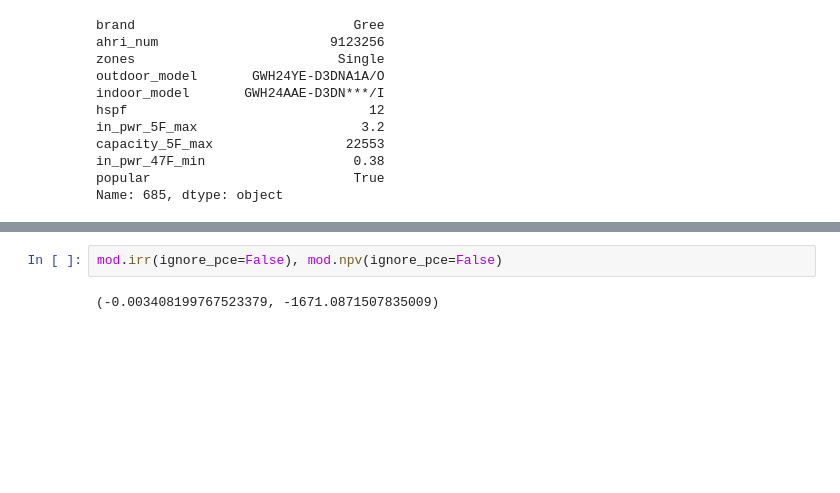
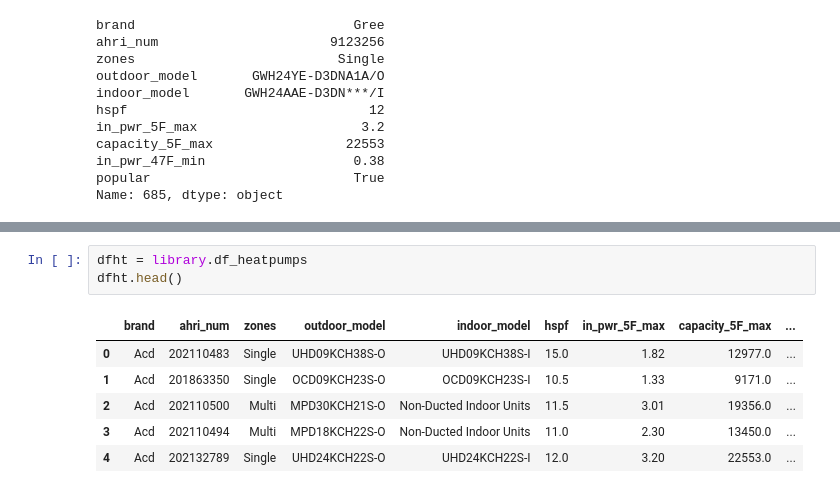
Before and after one commit to alanmitchell/heat-pump-calc, a Jupyter notebook: library_test.ipynb, the cells around one changed output, grey strips where cells are left out. Cells and saved outputs as stored; diff of their text form; blank space fills up the shorter version.

```diff
--- a/library_test.ipynb
+++ b/library_test.ipynb
@@ -470,4 +404,10 @@ mod.cash_flow(ignore_pce=False)
-# %%
-mod.irr(ignore_pce=False), mod.npv(ignore_pce=False)
-# %% [output]
-(-0.003408199767523379, -1671.0871507835009)
+# %%
+dfht = library.df_heatpumps
+dfht.head()
+# %% [output]
+|  | brand | ahri_num | zones | outdoor_model | indoor_model | hspf | in_pwr_5F_max | capacity_5F_max | ... |
+| 0 | Acd | 202110483 | Single | UHD09KCH38S-O | UHD09KCH38S-I | 15.0 | 1.82 | 12977.0 | ... |
+| 1 | Acd | 201863350 | Single | OCD09KCH23S-O | OCD09KCH23S-I | 10.5 | 1.33 | 9171.0 | ... |
+| 2 | Acd | 202110500 | Multi | MPD30KCH21S-O | Non-Ducted Indoor Units | 11.5 | 3.01 | 19356.0 | ... |
+| 3 | Acd | 202110494 | Multi | MPD18KCH22S-O | Non-Ducted Indoor Units | 11.0 | 2.30 | 13450.0 | ... |
+| 4 | Acd | 202132789 | Single | UHD24KCH22S-O | UHD24KCH22S-I | 12.0 | 3.20 | 22553.0 | ... |
```
Also changed, not shown: parts of 8 cells of this notebook, 1 other file.
